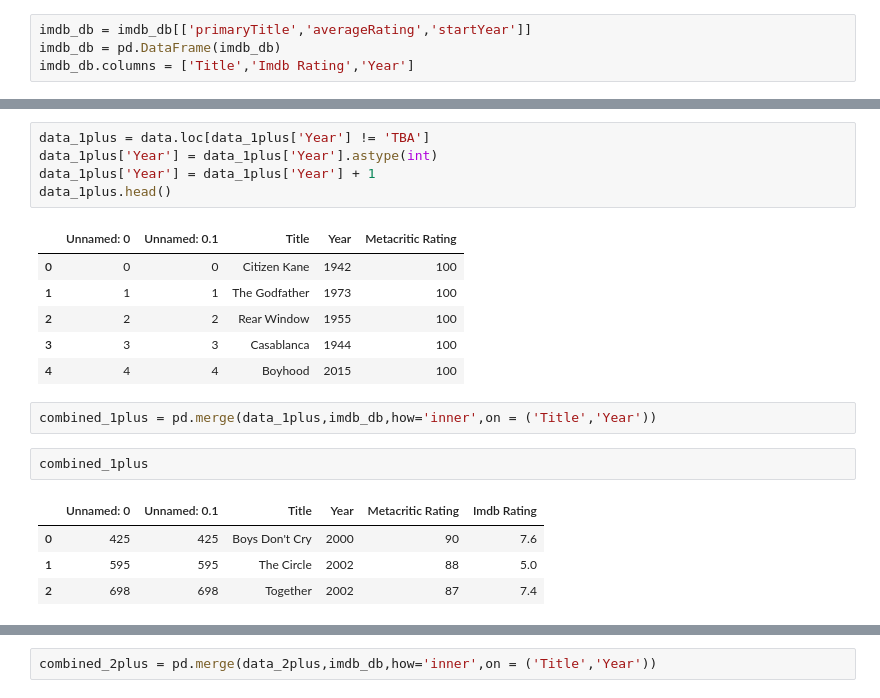
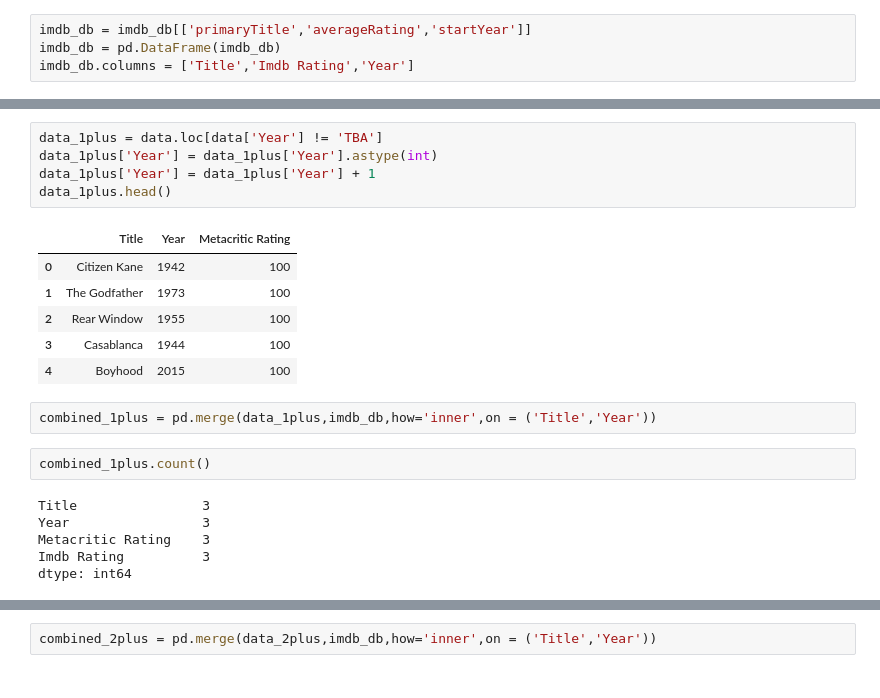
Before and after one commit to cgilbert05/ETL-Project, a Jupyter notebook: Untitled.ipynb, the cells around one changed output, grey strips where cells are left out. Cells and saved outputs as stored; diff of their text form.

```diff
--- a/Untitled.ipynb
+++ b/Untitled.ipynb
@@ -19,24 +19,25 @@ data.head()
 # %%
-data_1plus = data.loc[data_1plus['Year'] != 'TBA']
+data_1plus = data.loc[data['Year'] != 'TBA']
 data_1plus['Year'] = data_1plus['Year'].astype(int)
 data_1plus['Year'] = data_1plus['Year'] + 1
 data_1plus.head()
 # %% [output]
-|  | Unnamed: 0 | Unnamed: 0.1 | Title | Year | Metacritic Rating |
-| 0 | 0 | 0 | Citizen Kane | 1942 | 100 |
-| 1 | 1 | 1 | The Godfather | 1973 | 100 |
-| 2 | 2 | 2 | Rear Window | 1955 | 100 |
-| 3 | 3 | 3 | Casablanca | 1944 | 100 |
-| 4 | 4 | 4 | Boyhood | 2015 | 100 |
+|  | Title | Year | Metacritic Rating |
+| 0 | Citizen Kane | 1942 | 100 |
+| 1 | The Godfather | 1973 | 100 |
+| 2 | Rear Window | 1955 | 100 |
+| 3 | Casablanca | 1944 | 100 |
+| 4 | Boyhood | 2015 | 100 |
 # %%
 combined_1plus = pd.merge(data_1plus,imdb_db,how='inner',on = ('Title','Year'))
 # %%
-combined_1plus
+combined_1plus.count()
 # %% [output]
-|  | Unnamed: 0 | Unnamed: 0.1 | Title | Year | Metacritic Rating | Imdb Rating |
-| 0 | 425 | 425 | Boys Don't Cry | 2000 | 90 | 7.6 |
-| 1 | 595 | 595 | The Circle | 2002 | 88 | 5.0 |
-| 2 | 698 | 698 | Together | 2002 | 87 | 7.4 |
+Title                3
+Year                 3
+Metacritic Rating    3
+Imdb Rating          3
+dtype: int64
 # %%
 data_2plus = data.loc[data['Year'] != 'TBA']
 data_2plus['Year'] = data_2plus['Year'].astype(int)
```
Also changed, not shown: parts of 26 cells of this notebook, 3 other files.
